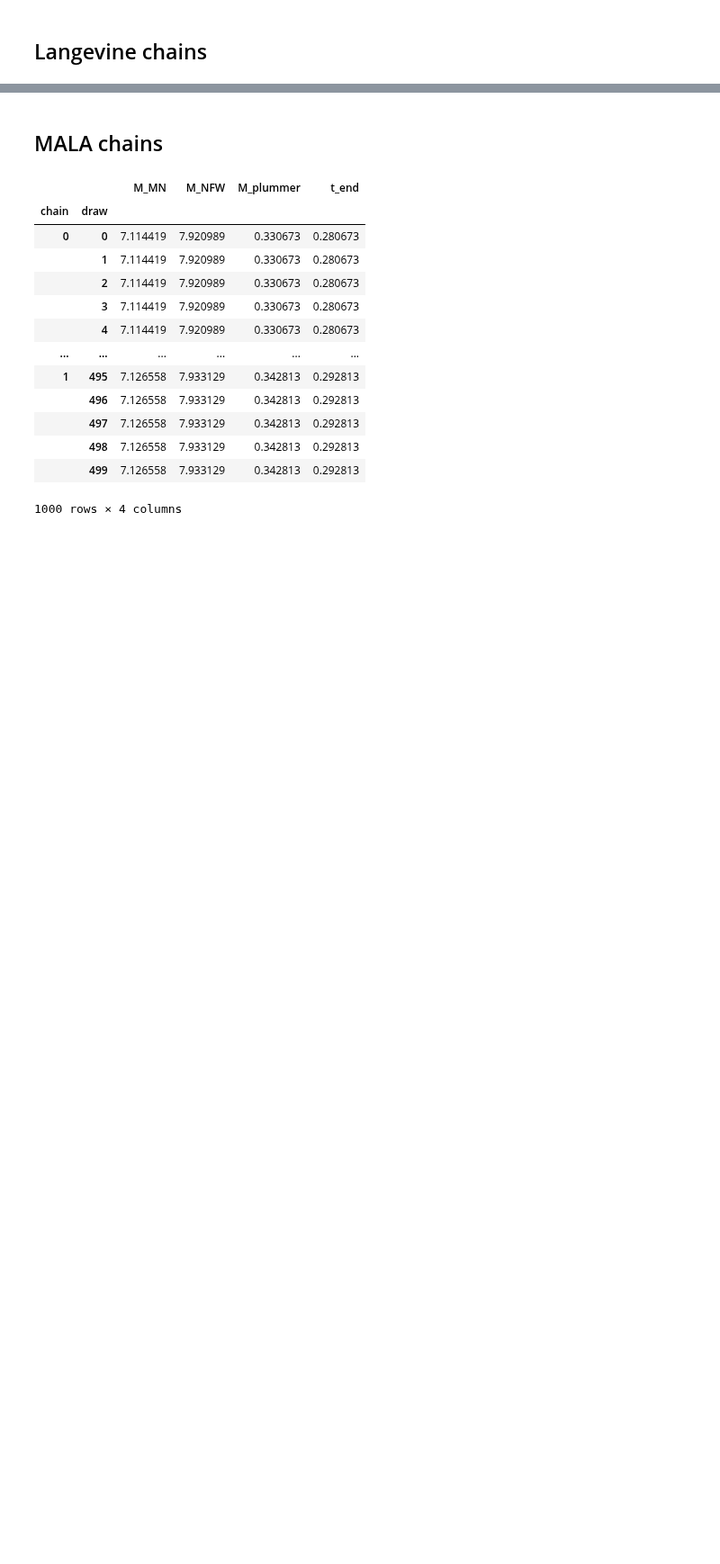
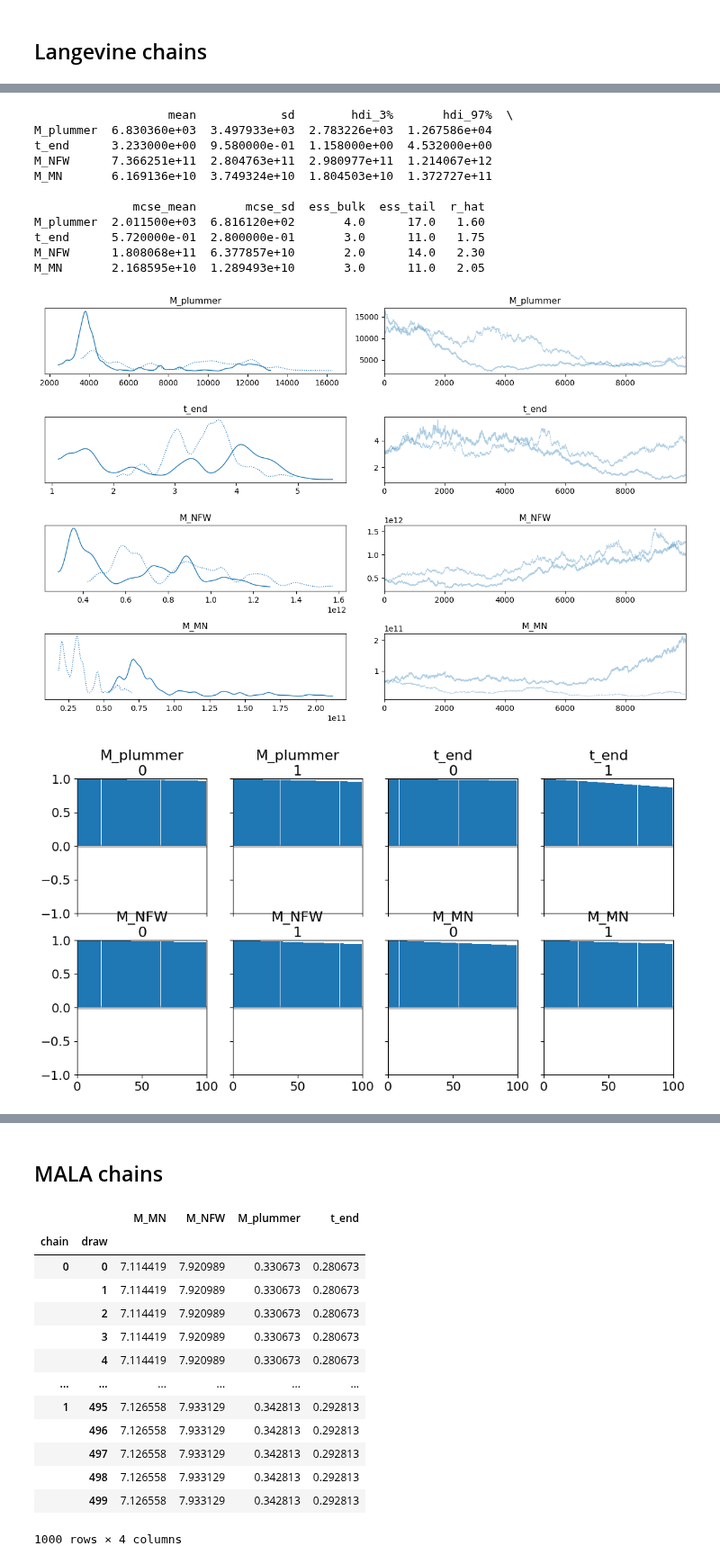
Before and after one commit to vepe99/Odisseo, a Jupyter notebook: notebooks/dev/albastross/analyze_chains.ipynb, the cells around one changed output, grey strips where cells are left out. Shown at 90% size. Saved outputs shown, nothing was run; the diff lists cells and outputs as text; code cells hidden in the pictures; blank space fills up the shorter version.

```diff
--- a/notebooks/dev/albastross/analyze_chains.ipynb
+++ b/notebooks/dev/albastross/analyze_chains.ipynb
@@ -47,0 +187,37 @@ EOFError: Ran out of input
+# %%
+# Summary statistics including R-hat, ESS, etc.
+summary = az.summary(idata)
+print(summary)
+
+# Plot trace plots to visualize convergence
+az.plot_trace(idata, figsize=(12, 8))
+plt.tight_layout()
+plt.show()
+
+# Plot autocorrelation
+az.plot_autocorr(idata, figsize=(12, 6))
+plt.show()
+
+# Effective sample size
+ess = az.ess(idata)
+print("Effective Sample Size:")
+print(ess)
+
+# Monte Carlo Standard Error
+mcse = az.mcse(idata)
+print("Monte Carlo Standard Error:")
+print(mcse)
+# %% [output]
+                   mean            sd        hdi_3%       hdi_97%  \
+M_plummer  6.830360e+03  3.497933e+03  2.783226e+03  1.267586e+04
+t_end      3.233000e+00  9.580000e-01  1.158000e+00  4.532000e+00
+M_NFW      7.366251e+11  2.804763e+11  2.980977e+11  1.214067e+12
+M_MN       6.169136e+10  3.749324e+10  1.804503e+10  1.372727e+11
+
+              mcse_mean       mcse_sd  ess_bulk  ess_tail  r_hat
+M_plummer  2.011500e+03  6.816120e+02       4.0      17.0   1.60
+t_end      5.720000e-01  2.800000e-01       3.0      11.0   1.75
+M_NFW      1.808068e+11  6.377857e+10       2.0      14.0   2.30
+M_MN       2.168595e+10  1.289493e+10       3.0      11.0   2.05
+[figure, added]
+[figure, added]
```
Also changed, not shown: parts of 9 cells of this notebook, 2 other files.
